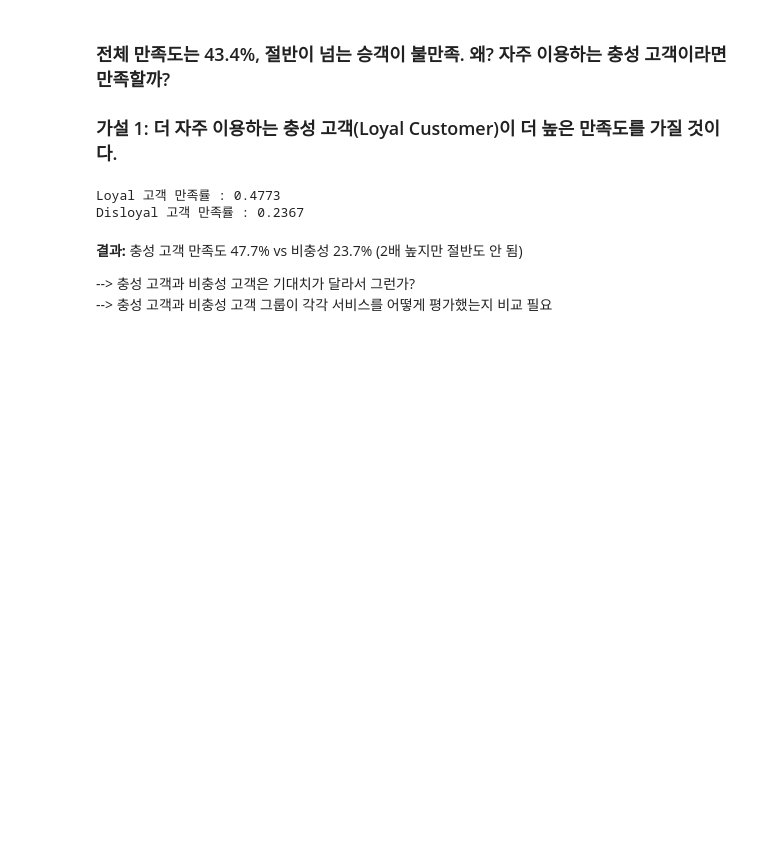
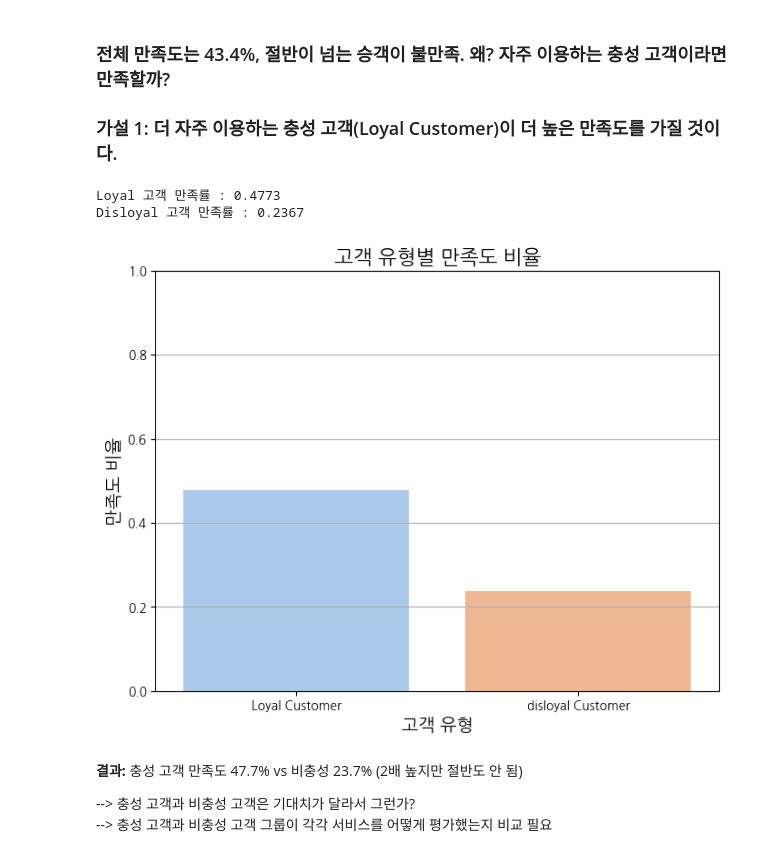
Before and after one commit to MJU-SDA7-2025/Airline-Passenger-Satisfaction, a Jupyter notebook: docs/main.ipynb, the cells around one changed output. Cells and saved outputs as stored; diff of their text form; code cells hidden in the pictures; blank space fills up the shorter version.

```diff
--- a/docs/main.ipynb
+++ b/docs/main.ipynb
@@ -82,16 +82,29 @@ satisfaction
 # %%
 # Loyal/Disloyal의 만족도 비율
 loyal = df[df['Customer Type'] == 'Loyal Customer'].copy()
 disloyal = df[df['Customer Type'] == 'disloyal Customer'].copy()
 
 loyal_rate = loyal['label'].mean()
 disloyal_rate = disloyal['label'].mean()
 
 print(f"Loyal 고객 만족률 : {loyal_rate:.4f}")
 print(f"Disloyal 고객 만족률 : {disloyal_rate:.4f}")
+
+# barplot 시각화: ustomer Type, label 비율, 만족 %만 보여주면 됨. 불만족은 안보여줘도 됨.
+plt.figure(figsize=(8, 6))
+sns.barplot(x=['Loyal Customer', 'disloyal Customer'],
+            y=[loyal_rate, disloyal_rate],
+            palette='pastel')
+plt.ylim(0, 1)
+plt.title('고객 유형별 만족도 비율', fontsize=16)
+plt.ylabel('만족도 비율', fontsize=14)
+plt.xlabel('고객 유형', fontsize=14)
+plt.grid(axis='y')
+plt.show()
 # %% [output]
 Loyal 고객 만족률 : 0.4773
 Disloyal 고객 만족률 : 0.2367
+[figure, added]
 # %% [markdown]
 **결과:** 충성 고객 만족도 47.7% vs 비충성 23.7% (2배 높지만 절반도 안 됨)
 
```
Also changed, not shown: parts of 16 cells of this notebook, 26 other files.
